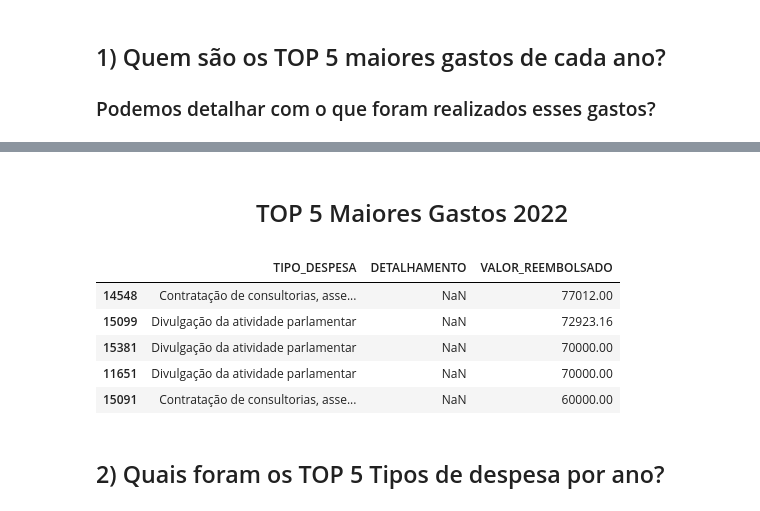
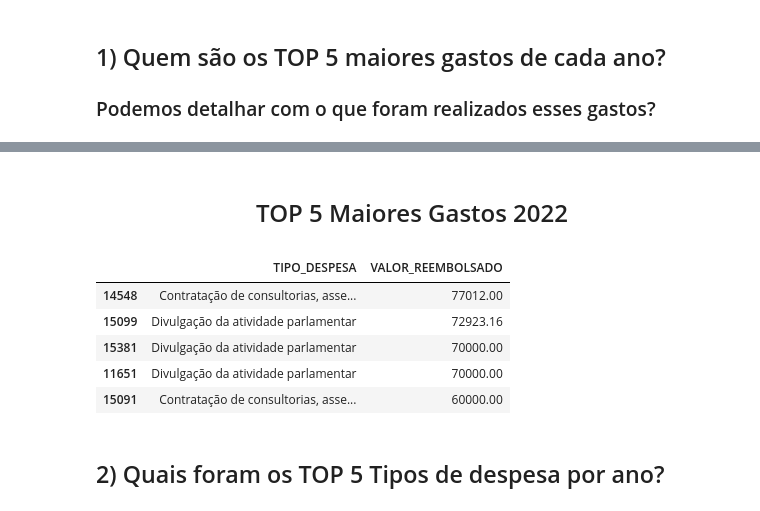
Before and after one commit to liliansom/CEAPS, a Jupyter notebook: CEAPS.ipynb, the cells around one changed output, grey strips where cells are left out. Drawn from its saved outputs; the diff is of its cells as text; code cells hidden in the pictures.

```diff
--- a/CEAPS.ipynb
+++ b/CEAPS.ipynb
@@ -481,15 +520,15 @@ top_5_2021[['TIPO_DESPESA', 'DETALHAMENTO', 'VALOR_REEMBOLSADO']].head(5)
 # %%
-top_5_2022 = data_2022.sort_values(by='VALOR_REEMBOLSADO', ascending=False)
+top_5_2022 = df_type_2022.sort_values(by='VALOR_REEMBOLSADO', ascending=False)
 display(title('TOP 5 Maiores Gastos 2022', 24))
-top_5_2022[['TIPO_DESPESA', 'DETALHAMENTO', 'VALOR_REEMBOLSADO']].head(5)
+top_5_2022.head(5)
 # %% [output]
 <h1 style="font-size:24px; text-align:center;">TOP 5 Maiores Gastos 2022</h1>
-|  | TIPO_DESPESA | DETALHAMENTO | VALOR_REEMBOLSADO |
-| 14548 | Contratação de consultorias, asse... | NaN | 77012.00 |
-| 15099 | Divulgação da atividade parlamentar | NaN | 72923.16 |
-| 15381 | Divulgação da atividade parlamentar | NaN | 70000.00 |
-| 11651 | Divulgação da atividade parlamentar | NaN | 70000.00 |
-| 15091 | Contratação de consultorias, asse... | NaN | 60000.00 |
+|  | TIPO_DESPESA | VALOR_REEMBOLSADO |
+| 14548 | Contratação de consultorias, asse... | 77012.00 |
+| 15099 | Divulgação da atividade parlamentar | 72923.16 |
+| 15381 | Divulgação da atividade parlamentar | 70000.00 |
+| 11651 | Divulgação da atividade parlamentar | 70000.00 |
+| 15091 | Contratação de consultorias, asse... | 60000.00 |
 # %% [markdown]
 ## 2) Quais foram os TOP 5 Tipos de despesa por ano?
 # %%
```
Also changed, not shown: parts of 29 cells of this notebook.
